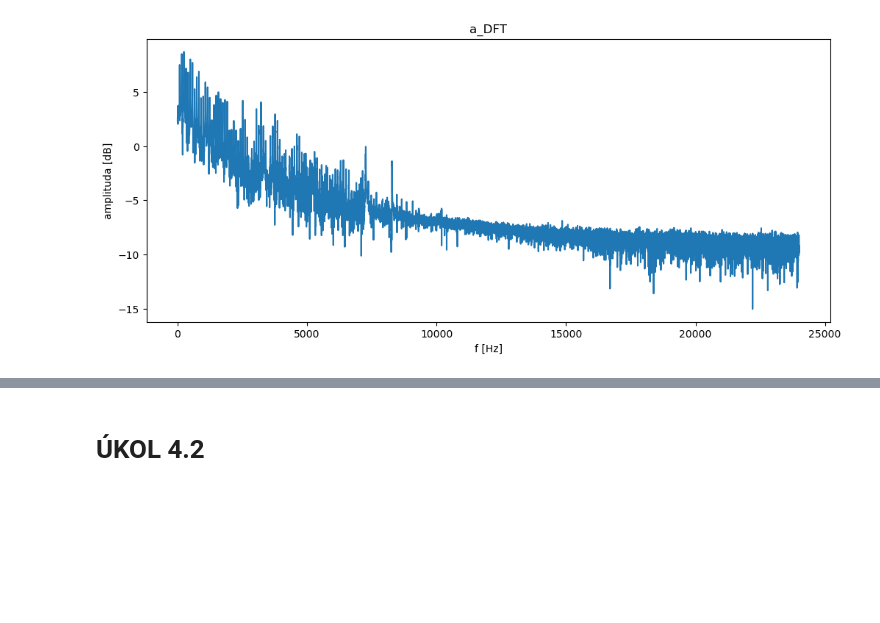
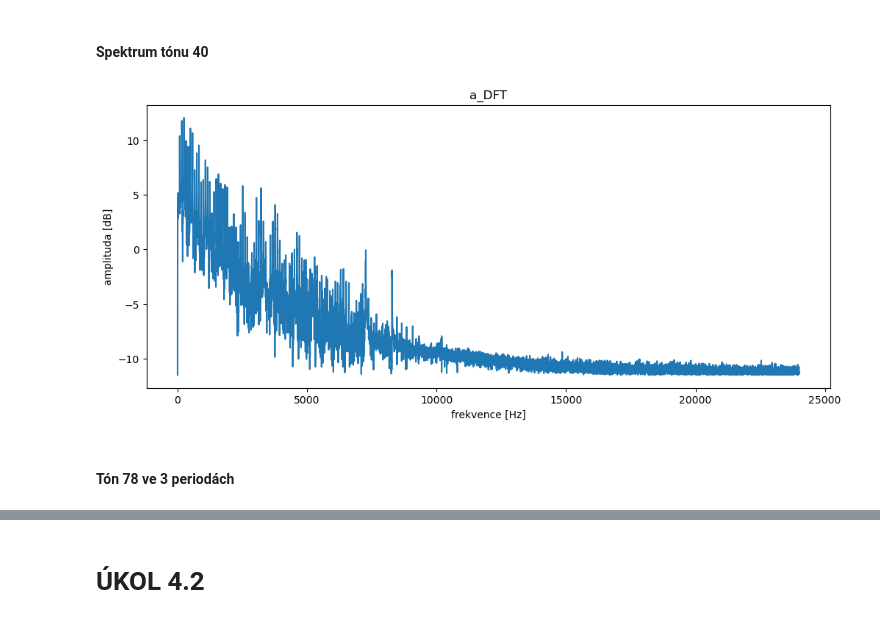
Before and after one commit to Explosiver001/ISS-projekt, a Jupyter notebook: src/main.ipynb, the cells around one changed output, grey strips where cells are left out. Drawn from its saved outputs; the diff is of its cells as text; code cells hidden in the pictures; blank space fills up the shorter version.

```diff
--- a/src/main.ipynb
+++ b/src/main.ipynb
@@ -14,25 +17,16 @@ howmanytones = MIDITO - MIDIFROM + 1
 tones = np.arange(MIDIFROM, MIDITO+1)
 s, Fs = sf.read("../audio/klavir.wav")
 
-plt.figure(figsize=(12,5))
-plt.title('klavir_orig')
-plt.plot(s)
-plt.show()
 N = int(Fs * HOWMUCH_SEC)
 Nwholetone = int(Fs * WHOLETONE_SEC)
 TIME = np.linspace(0,1/Fs,num=Fs)
 
-xall = np.zeros((MIDITO+1, N)) # matrix with all tones - first signals empty,
-# but we have plenty of memory ...
+xall = np.zeros((MIDITO+1, N))
 samplefrom = int(SKIP_SEC * Fs)
 sampleto = samplefrom + N
 for tone in tones:
     x = s[samplefrom:sampleto]
-    x = x - np.mean(x) # safer to center ...
+    x = x - np.mean(x)
     xall[tone,:] = x
-
-    DFT = np.fft.fft(x)
-
-
     samplefrom += Nwholetone
     sampleto += Nwholetone
@@ -58,17 +64,21 @@ display(Audio(TONE_A, rate=Fs))
 [interactive output not drawn]
+# %% [markdown]
+#### Spektrum tónu 40
 # %%
 #MIDI A DFT
-TONE_A_DFT = np.fft.fft(TONE_A)
+TONE_A_DFT = np.fft.fft(TONE_A) # dft
 TONE_A_DFT = np.abs(TONE_A_DFT)
-TONE_A_DFT = TONE_A_DFT[:TONE_A_DFT.size//2]
-F = np.arange(TONE_A_DFT.size) * Fs / TONE_A.size
+TONE_A_DFT = TONE_A_DFT[:TONE_A_DFT.size//2] # zkraceni na polovinu
+F = np.arange(TONE_A_DFT.size) * Fs / TONE_A.size # prepocet frekvence
 plt.figure(figsize=(12,5))
 plt.title('a_DFT')
-plt.xlabel('f [Hz]')
+plt.xlabel('frekvence [Hz]')
 plt.ylabel('amplituda [dB]')
-logDFT = np.log2(TONE_A_DFT)
-plt.plot(F[1:], logDFT[1:])
+logDFT = np.log(TONE_A_DFT**2 + 10**(-5))
+plt.plot(F, logDFT)
 plt.show()
 # %% [output]
-[figure, old version]
+[figure, new version]
+# %% [markdown]
+#### Tón 78 ve 3 periodách
 # %%
```
Also changed, not shown: parts of 36 cells of this notebook, 18 other files.
